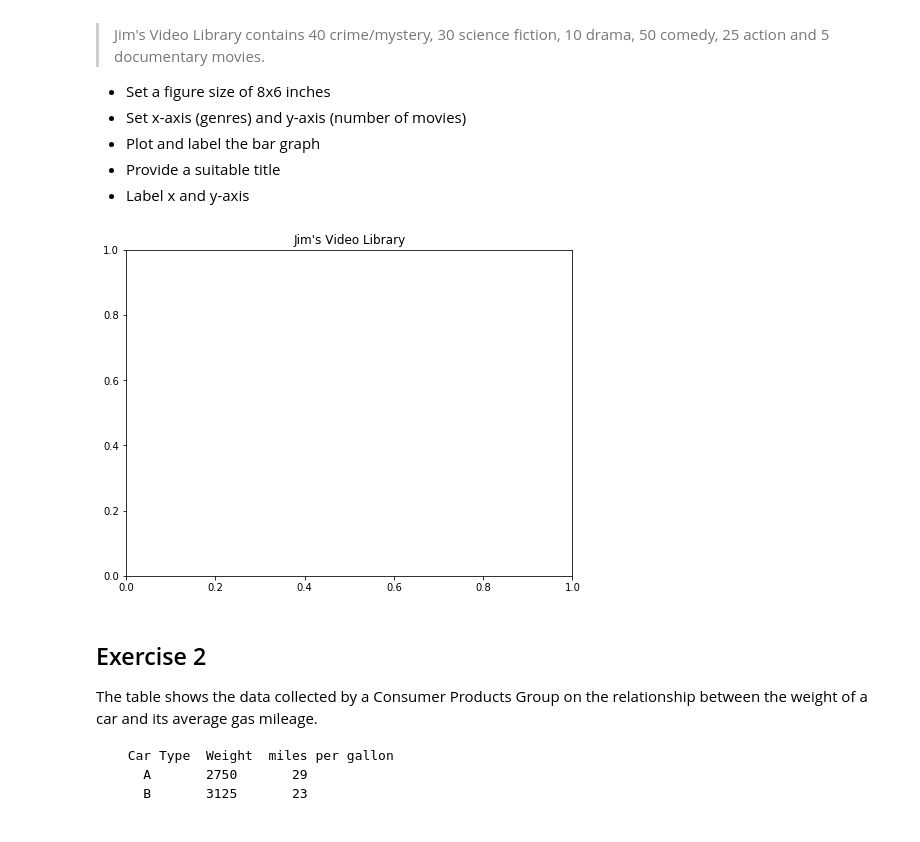
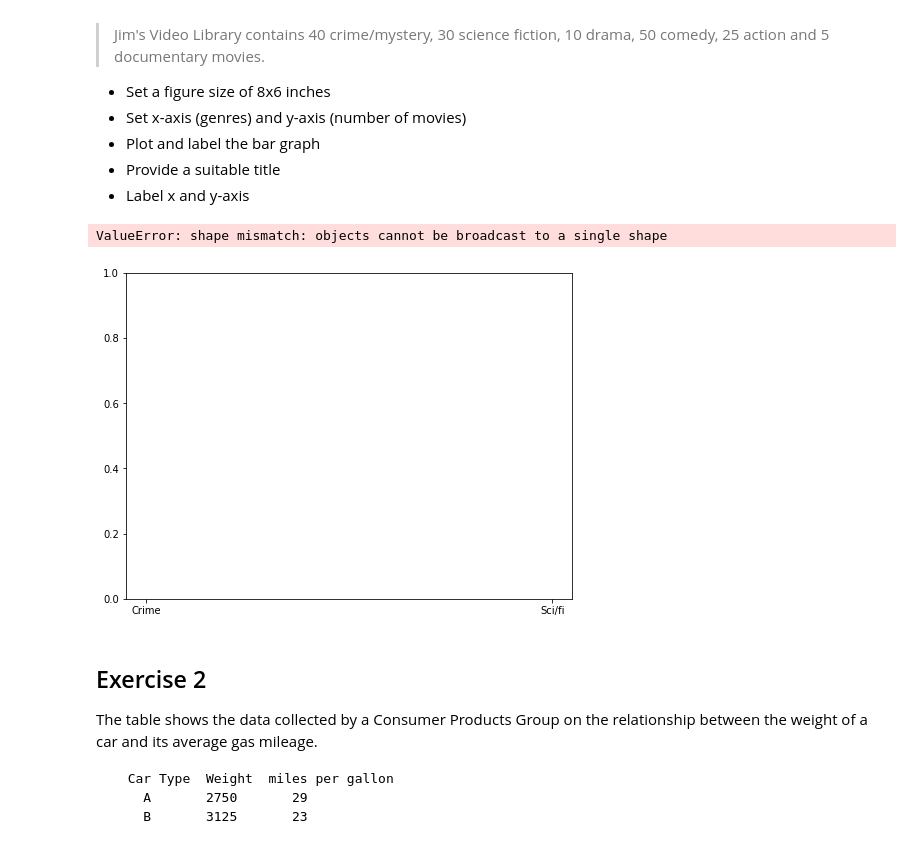
Before and after one commit to yoshinator/dsc-data-viz-lab-staff, a Jupyter notebook: index.ipynb, the cells around one changed output. Drawn from its saved outputs; the diff is of its cells as text; code cells hidden in the pictures.

```diff
--- a/index.ipynb
+++ b/index.ipynb
@@ -24,27 +24,28 @@ Make a vertical bar graph using `plt.bar()` for the following set of data:
 # %%
 # import the required libraries
 import numpy as np
 import matplotlib.pyplot as plt
 
 y = [40, 30, 10, 50, 25, 5]
 x = ["Crime", "Sci/fi", "Drama", "Comedy", "Action" "Documentary"]
 labels = None
 
 
 
 # Create a new figure object
 plt.figure(figsize=(8,6))
 
 # Plot vertical bars of fixed width by passing x and y values to .bar() function
-# plt.bar(x,y)
+plt.bar(x,y)
 
 # Give a title to the bar graph
 plt.title("Jim's Video Library")
 
 # Output the final plot
 plt.show()
 # %% [output]
+ValueError: shape mismatch: objects cannot be broadcast to a single shape
-[figure, old version]
+[figure, new version]
 # %% [markdown]
 ## Exercise 2
 
```
